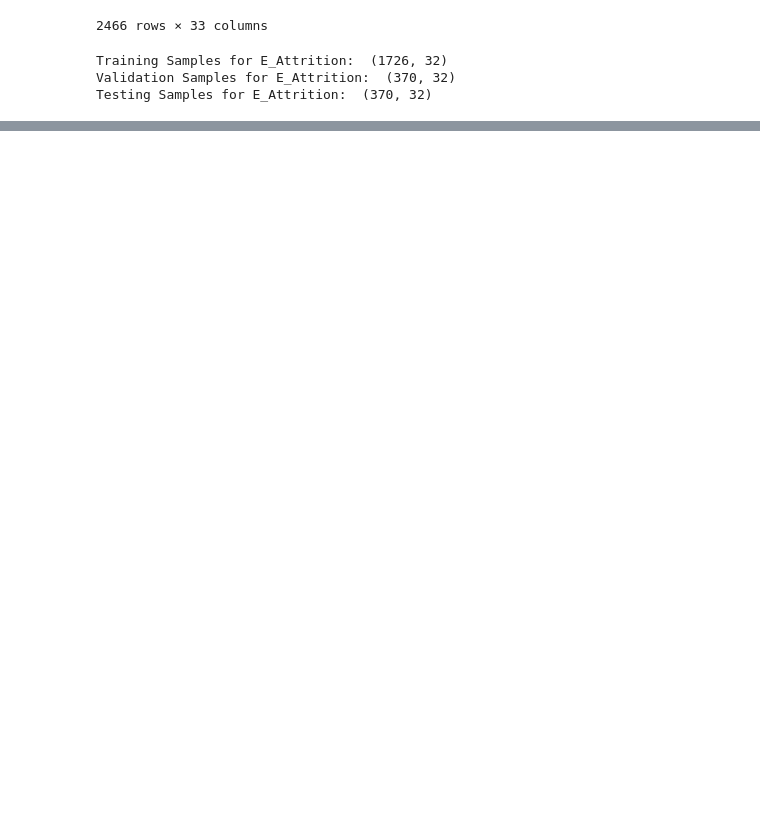
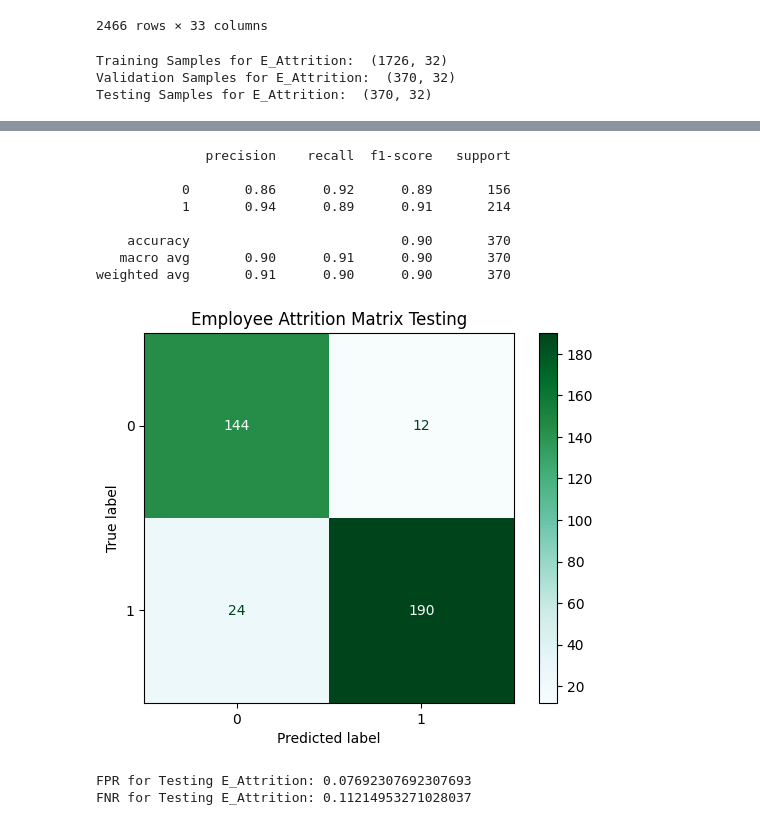
Before and after one commit to DhanaSrivalli/Optimizing-Employee-Attrition-Prediction-with-Feature-Selection-and-Machine-Learning, a Jupyter notebook: 21087223_FinalProject.ipynb, the cells around one changed output, grey strips where cells are left out. Drawn from its saved outputs; the diff is of its cells as text; code cells hidden in the pictures; blank space fills up the shorter version.

```diff
--- a/21087223_FinalProject.ipynb
+++ b/21087223_FinalProject.ipynb
@@ -237,0 +298,28 @@ Att_EWARN.filterwarnings("ignore")
+# %%
+Att_YpredE = Att_EMod.predict(E_AttritiontXtst) ### Testing Model on E_Attrition Data
+print(E_AttCR(E_AttritionYtst, Att_YpredE))
+
+E_MxxAtt = E_AttMx(E_AttritionYtst, Att_YpredE)
+Att_EMDS(confusion_matrix = E_MxxAtt, display_labels = [0, 1]).plot(cmap='BuGn')
+E_AttPypl.title("Employee Attrition Matrix Testing")
+E_AttPypl.show()
+
+### Assessing FPR and FNR for the E_Attrition Model
+
+EAtt_truN, EAtt_flsP, EAtt_flsN, EAtt_truP = E_MxxAtt.ravel()
+EAtt_flsprt = EAtt_flsP / (EAtt_flsP + EAtt_truN)
+EAtt_flsnrt = EAtt_flsN / (EAtt_flsN + EAtt_truP)
+print(f"FPR for Testing E_Attrition: {EAtt_flsprt}")
+print(f"FNR for Testing E_Attrition: {EAtt_flsnrt}")
+# %% [output]
+              precision    recall  f1-score   support
+
+           0       0.86      0.92      0.89       156
+           1       0.94      0.89      0.91       214
+
+    accuracy                           0.90       370
+   macro avg       0.90      0.91      0.90       370
+weighted avg       0.91      0.90      0.90       370
+[figure, added]
+FPR for Testing E_Attrition: 0.07692307692307693
+FNR for Testing E_Attrition: 0.11214953271028037
```
Also changed, not shown: parts of 5 cells of this notebook.
